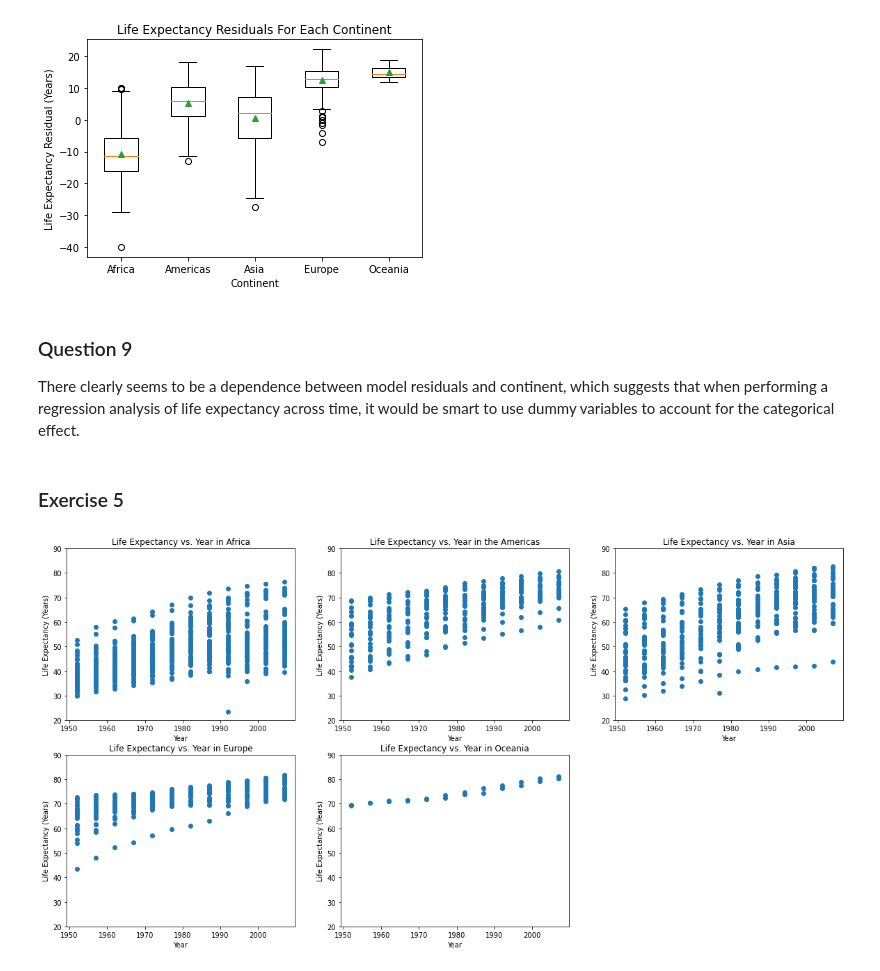
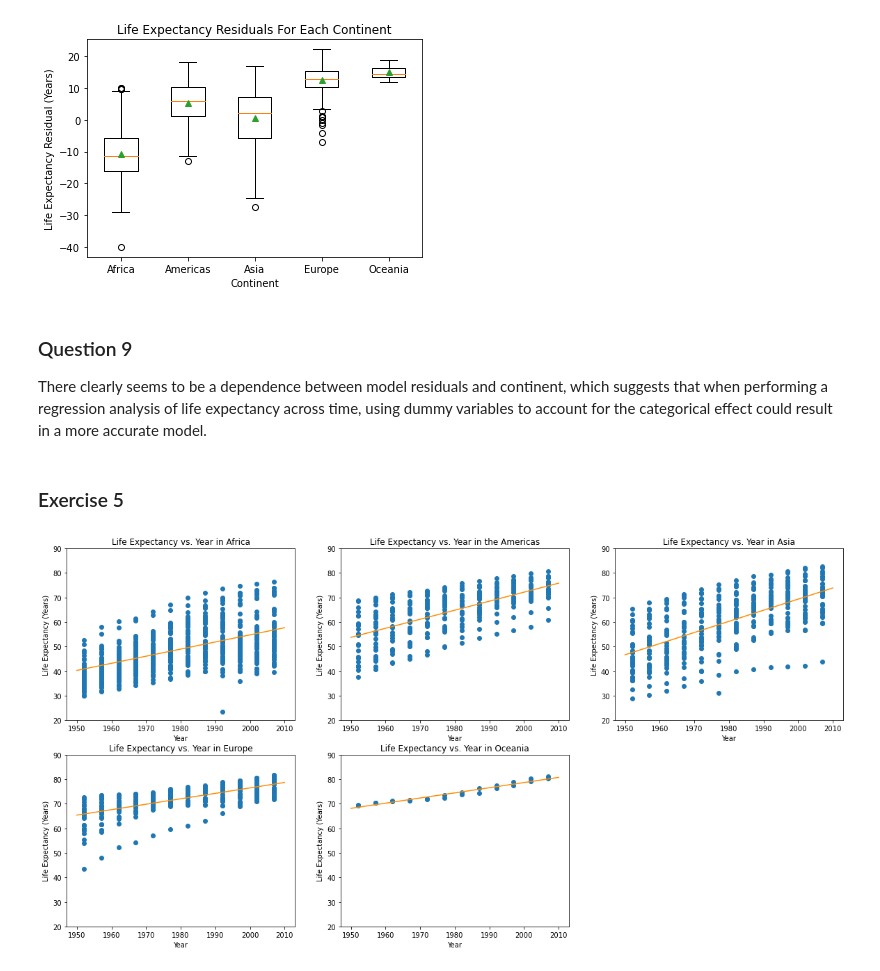
Before and after one commit to jpdevito/cmsc320, a Jupyter notebook: Gapminder Data.ipynb, the cells around one changed output. Cells and saved outputs as stored; diff of their text form; code cells hidden in the pictures.

```diff
--- a/Gapminder Data.ipynb
+++ b/Gapminder Data.ipynb
@@ -152,7 +152,7 @@ plt.title("Life Expectancy Residuals For Each Continent");
 [figure]
 # %% [markdown]
 ### Question 9
-There clearly seems to be a dependence between model residuals and continent, which suggests that when performing a regression analysis of life expectancy across time, it would be smart to use dummy variables to account for the categorical effect.
+There clearly seems to be a dependence between model residuals and continent, which suggests that when performing a regression analysis of life expectancy across time, using dummy variables to account for the categorical effect could result in a more accurate model.
 # %% [markdown]
 ### Exercise 5
 # %%
@@ -161,31 +161,66 @@ fig, ax = plt.subplots(nrows=2, ncols=3, figsize=(20, 10))
 fig.delaxes(ax[1][2])
 
 # plots data for Africa
 africa_data = data.loc[data["continent"] == "Africa"]
 ax[0, 0].scatter(x=africa_data.year, y=africa_data.lifeExp)
 ax[0, 0].set_title("Life Expectancy vs. Year in Africa")
 
+# plots linaer regression for Africa
+X = africa_data.year.values.reshape(-1, 1)
+y = africa_data.lifeExp
+reg = LinearRegression().fit(X, y)
+reg_df = pd.DataFrame(reg.predict(years_range.reshape(-1, 1))).set_index(years_range) # years_range from exercise 2
+ax[0, 0].plot(reg_df, color="darkorange")
+
 # plots data for the Americas
 americas_data = data.loc[data["continent"] == "Americas"]
 ax[0, 1].scatter(x=americas_data.year, y=americas_data.lifeExp)
 ax[0, 1].set_title("Life Expectancy vs. Year in the Americas")
+
+# plots linaer regression for the Americas
+X = americas_data.year.values.reshape(-1, 1)
+y = americas_data.lifeExp
+reg = LinearRegression().fit(X, y)
+reg_df = pd.DataFrame(reg.predict(years_range.reshape(-1, 1))).set_index(years_range)
+ax[0, 1].plot(reg_df, color="darkorange")
 
 # plots data for Asia
 asia_data = data.loc[data["continent"] == "Asia"]
 ax[0, 2].scatter(x=asia_data.year, y=asia_data.lifeExp)
 ax[0, 2].set_title("Life Expectancy vs. Year in Asia")
 
+# plots linaer regression for Asia
+X = asia_data.year.values.reshape(-1, 1)
+y = asia_data.lifeExp
+reg = LinearRegression().fit(X, y)
+reg_df = pd.DataFrame(reg.predict(years_range.reshape(-1, 1))).set_index(years_range)
+ax[0, 2].plot(reg_df, color="darkorange")
+
 # plots data for Europe
 europe_data = data.loc[data["continent"] == "Europe"]
 ax[1, 0].scatter(x=europe_data.year, y=europe_data.lifeExp)
 ax[1, 0].set_title("Life Expectancy vs. Year in Europe")
+
+# plots linaer regression for Asia
+X = europe_data.year.values.reshape(-1, 1)
+y = europe_data.lifeExp
+reg = LinearRegression().fit(X, y)
+reg_df = pd.DataFrame(reg.predict(years_range.reshape(-1, 1))).set_index(years_range)
+ax[1, 0].plot(reg_df, color="darkorange")
 
 # plots data for Oceania
 oceania_data = data.loc[data["continent"] == "Oceania"]
 ax[1, 1].scatter(x=oceania_data.year, y=oceania_data.lifeExp)
 ax[1, 1].set_title("Life Expectancy vs. Year in Oceania")
 
+# plots linaer regression for Asia
+X = oceania_data.year.values.reshape(-1, 1)
+y = oceania_data.lifeExp
+reg = LinearRegression().fit(X, y)
+reg_df = pd.DataFrame(reg.predict(years_range.reshape(-1, 1))).set_index(years_range)
+ax[1, 1].plot(reg_df, color="darkorange")
+
 # axis titles and y axis limits for all subplotss
 plt.setp(ax, xlabel="Year", ylabel="Life Expectancy (Years)", ylim=(20, 90));
 # %% [output]
-[figure, old version]
+[figure, new version]
```
Also changed, not shown: parts of 22 cells of this notebook.
